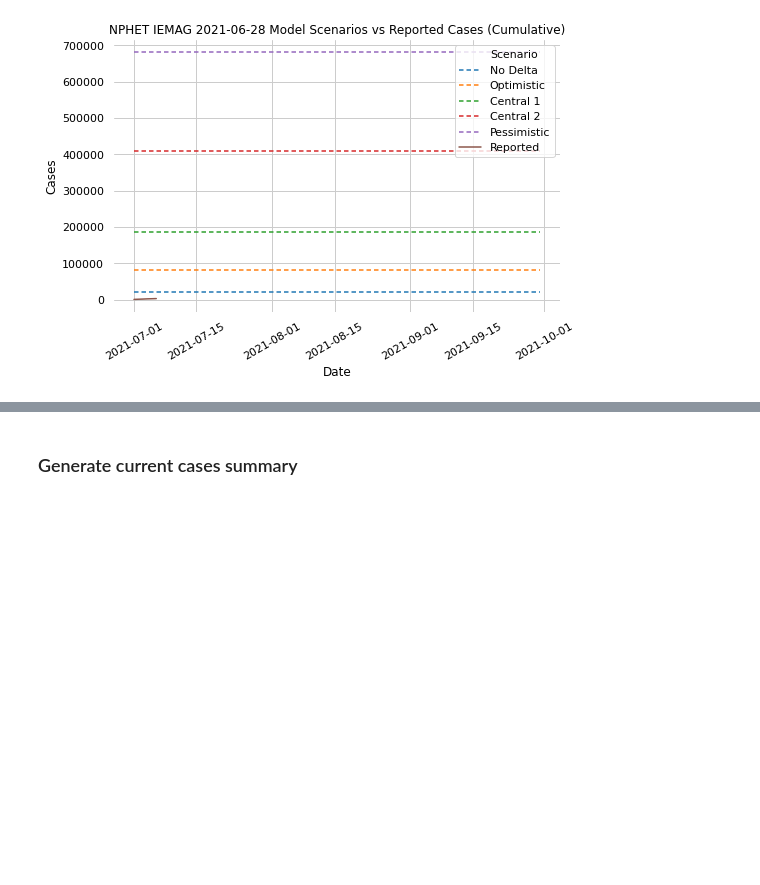
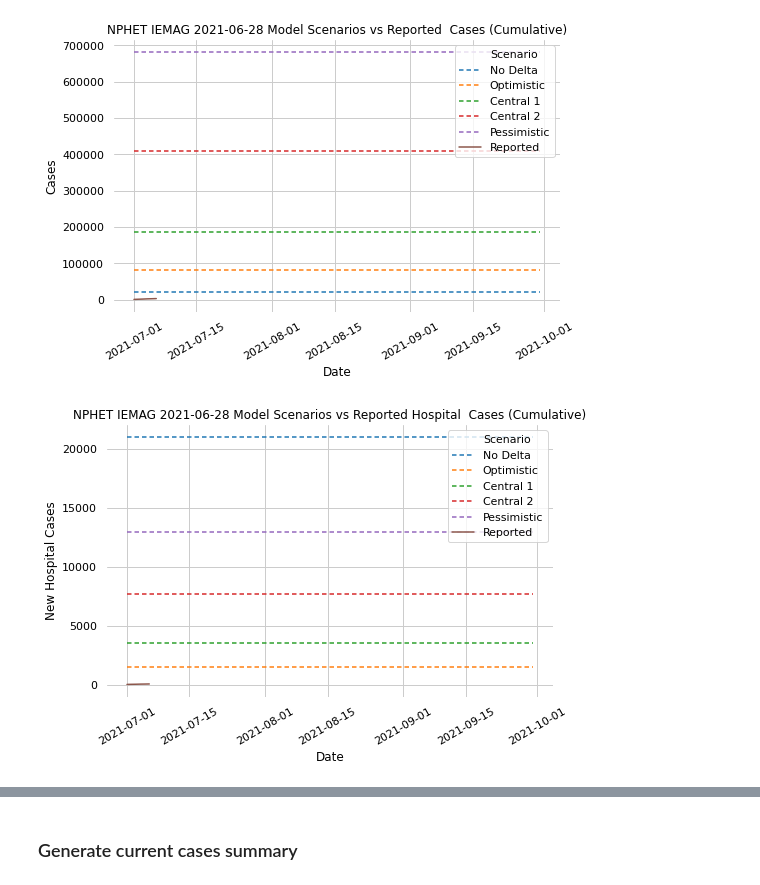
Before and after one commit to derekocallaghan/covid19data, a Jupyter notebook: notebooks/NPHET IEMAG 2021-06-28 Model Scenario Projections vs Reported Data.ipynb, the cells around one changed output, grey strips where cells are left out. Saved outputs shown, nothing was run; the diff lists cells and outputs as text; code cells hidden in the pictures; blank space fills up the shorter version.

Commit message:
Added plots for new hospital cases

```diff
--- a/notebooks/NPHET IEMAG 2021-06-28 Model Scenario Projections vs Reported Data.ipynb
+++ b/notebooks/NPHET IEMAG 2021-06-28 Model Scenario Projections vs Reported Data.ipynb
@@ -49,3 +53,8 @@ casesdf['Scenario'] = 'Reported'
+# %%
+hospitalcasesdf = pd.read_csv('./data/hospitalcases.csv', parse_dates=["Date"], date_parser=lambda x: datetime.strptime(x, "%Y-%m-%d"))
+hospitalcasesdf = hospitalcasesdf[hospitalcasesdf.Date>='2021-07-01']
+hospitalcasesdf.HospitalCases = hospitalcasesdf.HospitalCases.cumsum()
+hospitalcasesdf['Scenario'] = 'Reported'
 # %% [markdown]
 ### Scenario data 2021-07-01 to 2021-09-30, based on Table 1 above
 # %%
@@ -93,14 +104,25 @@ default_palette = sns.color_palette()
 generate_dashes = lambda plot_scenarios:[(3,2)] * len(plot_scenarios) + ['']
 generate_palette = lambda plot_scenarios:[default_palette[scenarios[x].color] for x in plot_scenarios] + [default_palette[5]]
 
-def plot_cases(plot_scenarios, model_title, legend_loc='upper left', filename=None):
-    ax = sns.lineplot(data=pd.concat((scenariodf[scenariodf.Scenario.isin(plot_scenarios)], casesdf), ignore_index=True), x='Date', y='Cases', hue='Scenario', style='Scenario', dashes=generate_dashes(plot_scenarios), palette=generate_palette(plot_scenarios))
+def plot_cases(plot_scenarios, model_title, case_type='', df=casesdf, y='Cases', ylabel='Cases', legend_loc='upper left', filename=None):
+    ax = sns.lineplot(data=pd.concat((scenariodf[scenariodf.Scenario.isin(plot_scenarios)], df), ignore_index=True), x='Date', y=y, hue='Scenario', style='Scenario', dashes=generate_dashes(plot_scenarios), palette=generate_palette(plot_scenarios))
     sns.despine(left=True, bottom=True)
-    ax.set_title(f'NPHET IEMAG 2021-06-28 {model_title} Scenarios vs Reported Cases (Cumulative)')
+    ax.set_title(f'NPHET IEMAG 2021-06-28 {model_title} Scenarios vs Reported {case_type} Cases (Cumulative)')
+    ax.set_ylabel(ylabel)
     plt.legend(loc=legend_loc)
     plt.xticks(rotation=30);
     if filename:
         plt.savefig(filename, bbox_inches='tight')
+
+def plot_hospital_cases(plot_scenarios, model_title, legend_loc='upper left', filename=None):
+    plot_cases(plot_scenarios=plot_scenarios,
+               model_title=model_title,
+               case_type='Hospital ',
+               df=hospitalcasesdf,
+               y='HospitalCases',
+               ylabel='New Hospital Cases',
+               legend_loc=legend_loc,
+               filename=filename)
 # %%
 plot_cases(plot_scenarios=['No Delta', 'Optimistic', 'Central 1', 'Central 2', 'Pessimistic'],
            model_title='Model',
@@ -108,6 +130,13 @@ plot_cases(plot_scenarios=['No Delta', 'Optimistic', 'Central 1', 'Central 2', '
            filename='./figures/nphet20210628_all_scenarios_vs_reported_cases.png')
 # %% [output]
 [figure]
+# %%
+plot_hospital_cases(plot_scenarios=['No Delta', 'Optimistic', 'Central 1', 'Central 2', 'Pessimistic'],
+                    model_title='Model',
+                    legend_loc='upper right',
+                    filename='./figures/nphet20210628_all_scenarios_vs_reported_hospital_cases.png')
+# %% [output]
+[figure, added]
 # %%
 plot_cases(plot_scenarios=['Optimistic (Jul)', 'Optimistic (Aug)', 'Optimistic (Sep)'],
            model_title='Optimistic',
```
Also changed, not shown: parts of 12 cells of this notebook, 1 other file.
